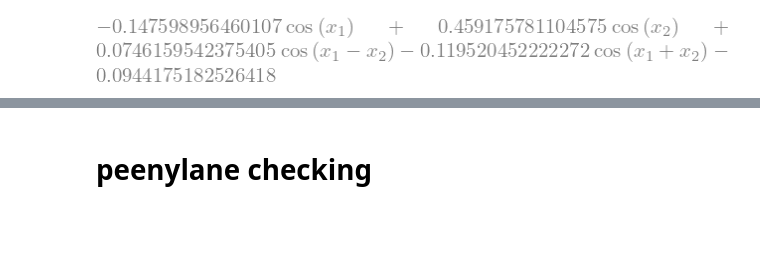
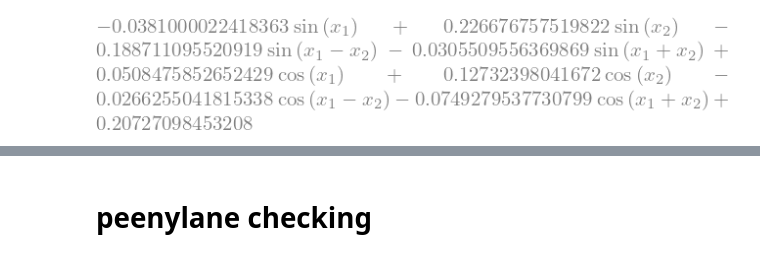
Before and after one commit to sehyunsix/NERF-vs-QRF, a Jupyter notebook: BottomUp/matrix_calculation.ipynb, the cells around one changed output, grey strips where cells are left out. Drawn from its saved outputs; the diff is of its cells as text; code cells hidden in the pictures; blank space fills up the shorter version.

```diff
--- a/BottomUp/matrix_calculation.ipynb
+++ b/BottomUp/matrix_calculation.ipynb
@@ -51,5 +60,5 @@ def pqc(layer):
 # %%
-ans =pqc(3)
+ans =pqc_1d(3)
 x = np.array([1,0,0,0,0,0,0,0])
 res= ans@x
 
@@ -101,6 +68,8 @@ f3= r3.subs({
-# %%
-# sp.simplify(f)
-# sp.simplify(f2)
-sp.simplify(f3)
-# %% [output]
-[figure, removed]
+# %%
+
+tmp =sp.simplify(r1)
+re1 =tmp.subs({sp.I:0})
+l1 =sp.simplify(re1)
+l1
+# %% [output]
+[figure, added]
```
Also changed, not shown: parts of 19 cells of this notebook, 2 other files.
